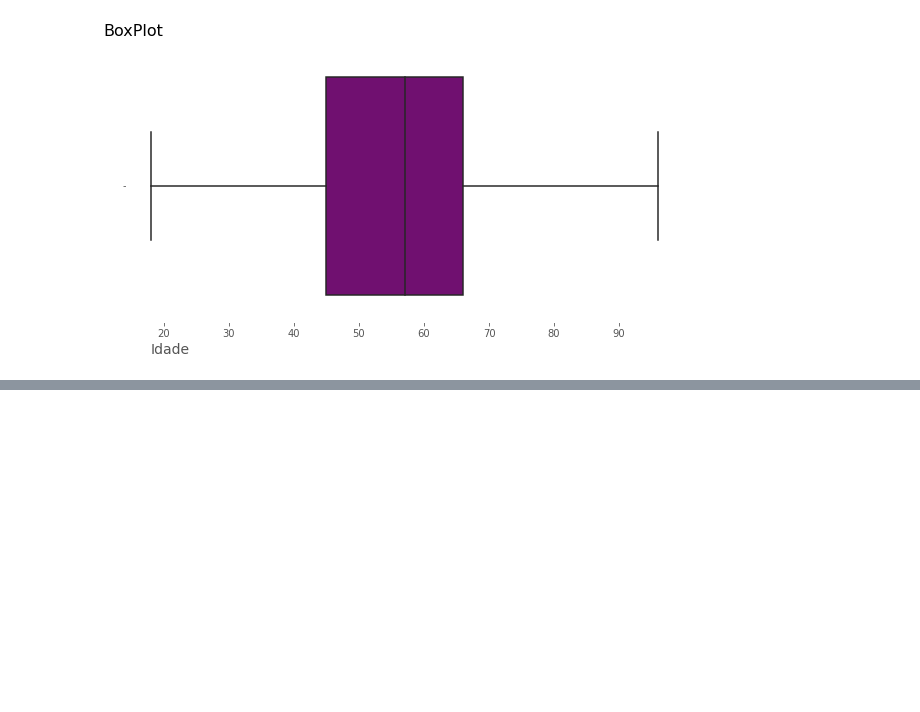
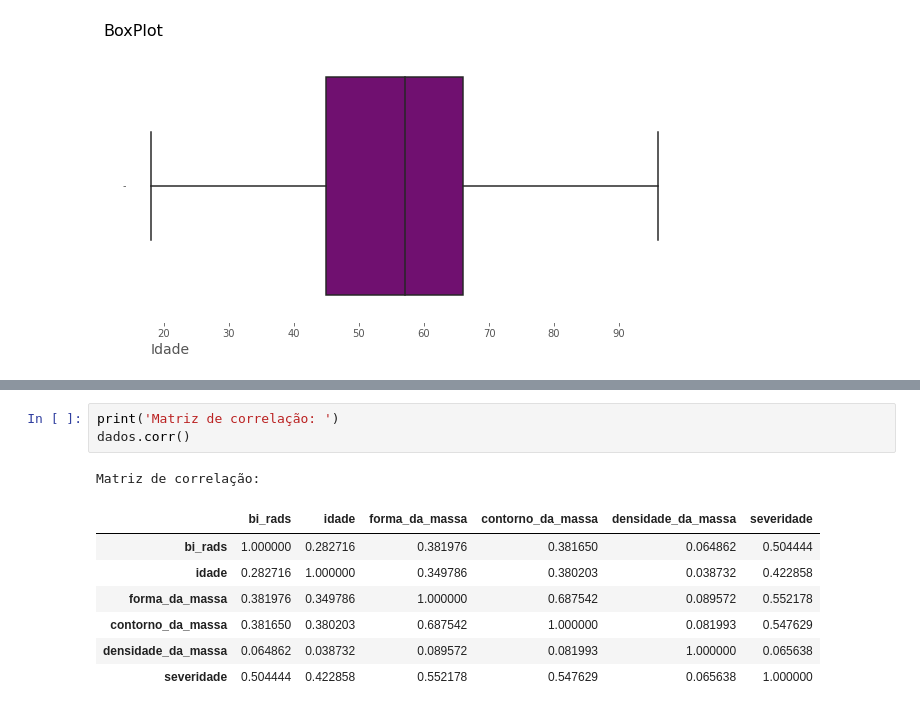
Before and after one commit to LilianeAquino/introducao_mineracao_de_dados, a Jupyter notebook: 03_analise_descritiva_de_dados.ipynb, the cells around one changed output, grey strips where cells are left out. Cells and saved outputs as stored; diff of their text form; blank space fills up the shorter version.

```diff
--- a/03_analise_descritiva_de_dados.ipynb
+++ b/03_analise_descritiva_de_dados.ipynb
@@ -283,0 +298,12 @@ plt.show()
+# %%
+print('Matriz de correlação: ')
+dados.corr()
+# %% [output]
+Matriz de correlação:
+|  | bi_rads | idade | forma_da_massa | contorno_da_massa | densidade_da_massa | severidade |
+| bi_rads | 1.000000 | 0.282716 | 0.381976 | 0.381650 | 0.064862 | 0.504444 |
+| idade | 0.282716 | 1.000000 | 0.349786 | 0.380203 | 0.038732 | 0.422858 |
+| forma_da_massa | 0.381976 | 0.349786 | 1.000000 | 0.687542 | 0.089572 | 0.552178 |
+| contorno_da_massa | 0.381650 | 0.380203 | 0.687542 | 1.000000 | 0.081993 | 0.547629 |
+| densidade_da_massa | 0.064862 | 0.038732 | 0.089572 | 0.081993 | 1.000000 | 0.065638 |
+| severidade | 0.504444 | 0.422858 | 0.552178 | 0.547629 | 0.065638 | 1.000000 |
```
Also changed, not shown: parts of 3 cells of this notebook.
